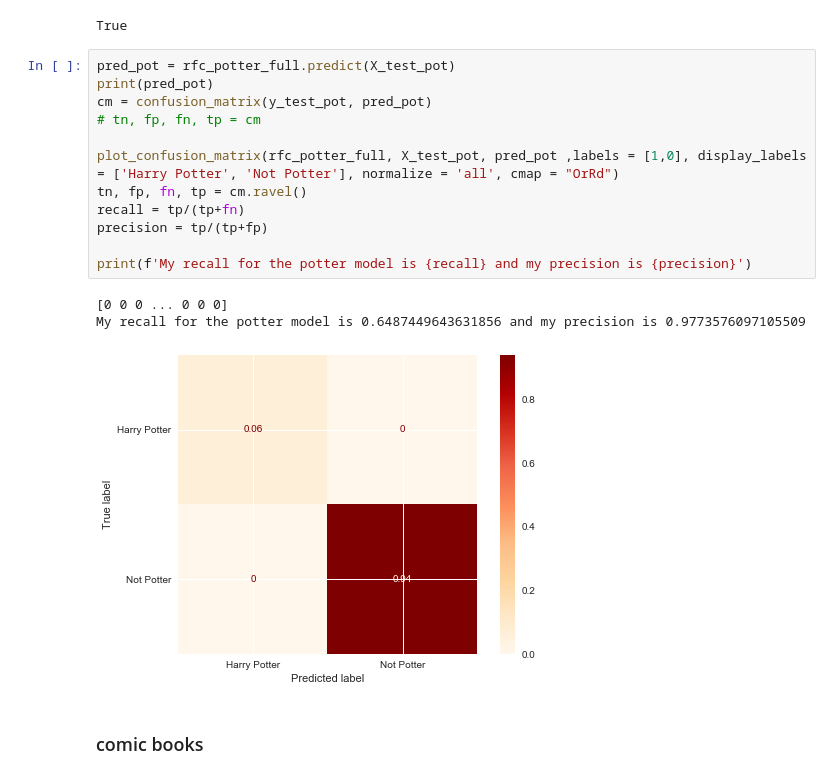
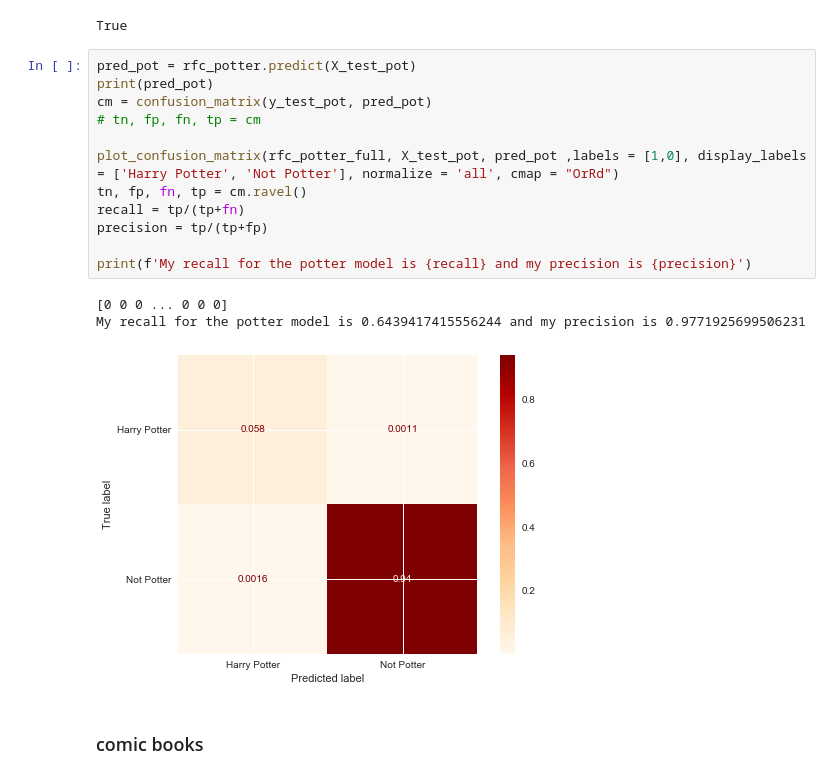
Before and after one commit to Jameshskelton/Reddit-NLP, a Jupyter notebook: Reddit-nlp-project.ipynb, the cells around one changed output. Cells and saved outputs as stored; diff of their text form.

```diff
--- a/Reddit-nlp-project.ipynb
+++ b/Reddit-nlp-project.ipynb
@@ -806,21 +806,21 @@ rfc_potter_full.oob_score
 # %% [output]
 True
 # %%
-pred_pot = rfc_potter_full.predict(X_test_pot)
+pred_pot = rfc_potter.predict(X_test_pot)
 print(pred_pot)
 cm = confusion_matrix(y_test_pot, pred_pot)
 # tn, fp, fn, tp = cm
 
 plot_confusion_matrix(rfc_potter_full, X_test_pot, pred_pot ,labels = [1,0], display_labels = ['Harry Potter', 'Not Potter'], normalize = 'all', cmap = "OrRd")
 tn, fp, fn, tp = cm.ravel()
 recall = tp/(tp+fn)
 precision = tp/(tp+fp)
 
 print(f'My recall for the potter model is {recall} and my precision is {precision}')
 # %% [output]
 [0 0 0 ... 0 0 0]
-My recall for the potter model is 0.6487449643631856 and my precision is 0.9773576097105509
+My recall for the potter model is 0.6439417415556244 and my precision is 0.9771925699506231
-[figure, old version]
+[figure, new version]
 # %% [markdown]
 ### comic books
 # %%
```
Also changed, not shown: parts of 4 cells of this notebook.
